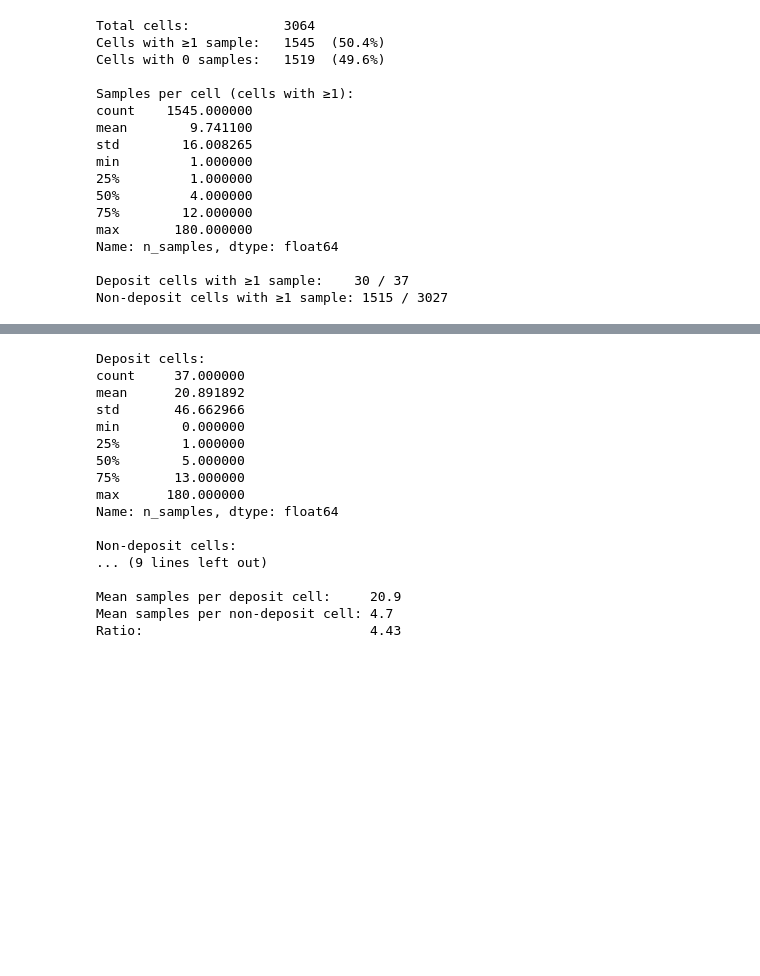
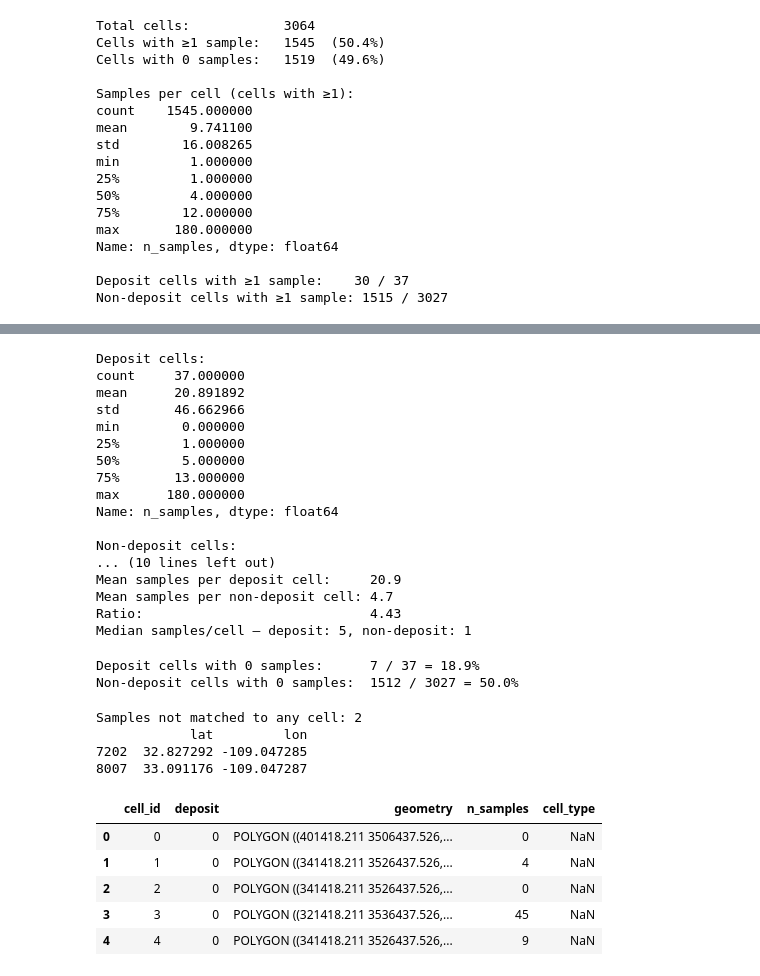
Before and after one commit to pac-man-tech/porphyry-prospectivity, a Jupyter notebook: notebooks/01_data_quality.ipynb, the cells around one changed output, grey strips where cells are left out. Drawn from its saved outputs; the diff is of its cells as text; code cells hidden in the pictures; blank space fills up the shorter version.

Commit message:
completion of data qaulity check

```diff
--- a/notebooks/01_data_quality.ipynb
+++ b/notebooks/01_data_quality.ipynb
@@ -827,6 +835,8 @@ print()
 print(f"Mean samples per deposit cell:     {dep['n_samples'].mean():.1f}")
 print(f"Mean samples per non-deposit cell: {nodep['n_samples'].mean():.1f}")
 print(f"Ratio:                             {dep['n_samples'].mean() / nodep['n_samples'].mean():.2f}")
+print(f"Median samples/cell — deposit: {dep['n_samples'].median():.0f}, "
+    f"non-deposit: {nodep['n_samples'].median():.0f}")
 # %% [output]
 Deposit cells:
 count     37.000000
@@ -840,8 +850,66 @@ max      180.000000
 Name: n_samples, dtype: float64
 
 Non-deposit cells:
-... (9 lines left out)
-
+... (10 lines left out)
 Mean samples per deposit cell:     20.9
 Mean samples per non-deposit cell: 4.7
 Ratio:                             4.43
+Median samples/cell — deposit: 5, non-deposit: 1
+# %%
+print(f"Deposit cells with 0 samples:      {(dep['n_samples']==0).sum()} / {len(dep)} = {100*(dep['n_samples']==0).mean():.1f}%")
+print(f"Non-deposit cells with 0 samples:  {(nodep['n_samples']==0).sum()} / {len(nodep)} = {100*(nodep['n_samples']==0).mean():.1f}%")
+# %% [output]
+Deposit cells with 0 samples:      7 / 37 = 18.9%
+Non-deposit cells with 0 samples:  1512 / 3027 = 50.0%
+# %%
+unmatched = samples_with_cell[samples_with_cell["cell_id"].isna()]
+print(f"Samples not matched to any cell: {len(unmatched)}")
+if len(unmatched) > 0:
+    print(unmatched[["lat", "lon"]].to_string())
+# %% [output]
+Samples not matched to any cell: 2
+            lat         lon
+7202  32.827292 -109.047285
+8007  33.091176 -109.047287
+# %%
+# 1. Ensure you have a clear label column in your DataFrame if you don't already
+# (Assuming your target column is 1 for deposit, 0 for non-deposit)
+grid_d['cell_type'] = grid_d['deposit'].map({1: 'Deposit Cells', 0: 'Non-Deposit Cells'})
+
+# 2. Drop missing values for the histogram
+plot_df = grid_d.dropna(subset=['n_samples', 'cell_type'])
+
+# 3. Create the interactive histogram
+fig = px.histogram(
+    plot_df,
+    x='n_samples',
+    color='cell_type',          # Automatically separates bars by category with different colors
+    barmode='overlay',          # Overlays the bars so they don't stack on top of each other
+    log_y=True,                 # Built-in log scale for the Y-axis
+    nbins=50,                   # Number of bins
+    opacity=0.6,                # Transparency so you can see through overlaps
+    color_discrete_map={
+        'Deposit Cells': 'coral',
+        'Non-Deposit Cells': 'skyblue'
+    },
+    title='Sampling Bias Inspection: Deposit vs. Non-Deposit Cells'
+)
+
+# 4. Polish layout titles and grid lines
+fig.update_layout(
+    xaxis_title='Number of Samples per Grid Cell (n_samples)',
+    yaxis_title='Frequency / Cell Count (Log Scale)',
+    legend_title='Cell Type',
+    template='plotly_white'     # Clean background style for reports
+)
+
+fig.show()
+# %%
+grid_d.head()
+# %% [output]
+|  | cell_id | deposit | geometry | n_samples | cell_type |
+| 0 | 0 | 0 | POLYGON ((401418.211 3506437.526,... | 0 | NaN |
+| 1 | 1 | 0 | POLYGON ((341418.211 3526437.526,... | 4 | NaN |
+| 2 | 2 | 0 | POLYGON ((341418.211 3526437.526,... | 0 | NaN |
+| 3 | 3 | 0 | POLYGON ((321418.211 3536437.526,... | 45 | NaN |
+| 4 | 4 | 0 | POLYGON ((341418.211 3526437.526,... | 9 | NaN |
```
Also changed, not shown: parts of 3 cells of this notebook, 2 other files.
